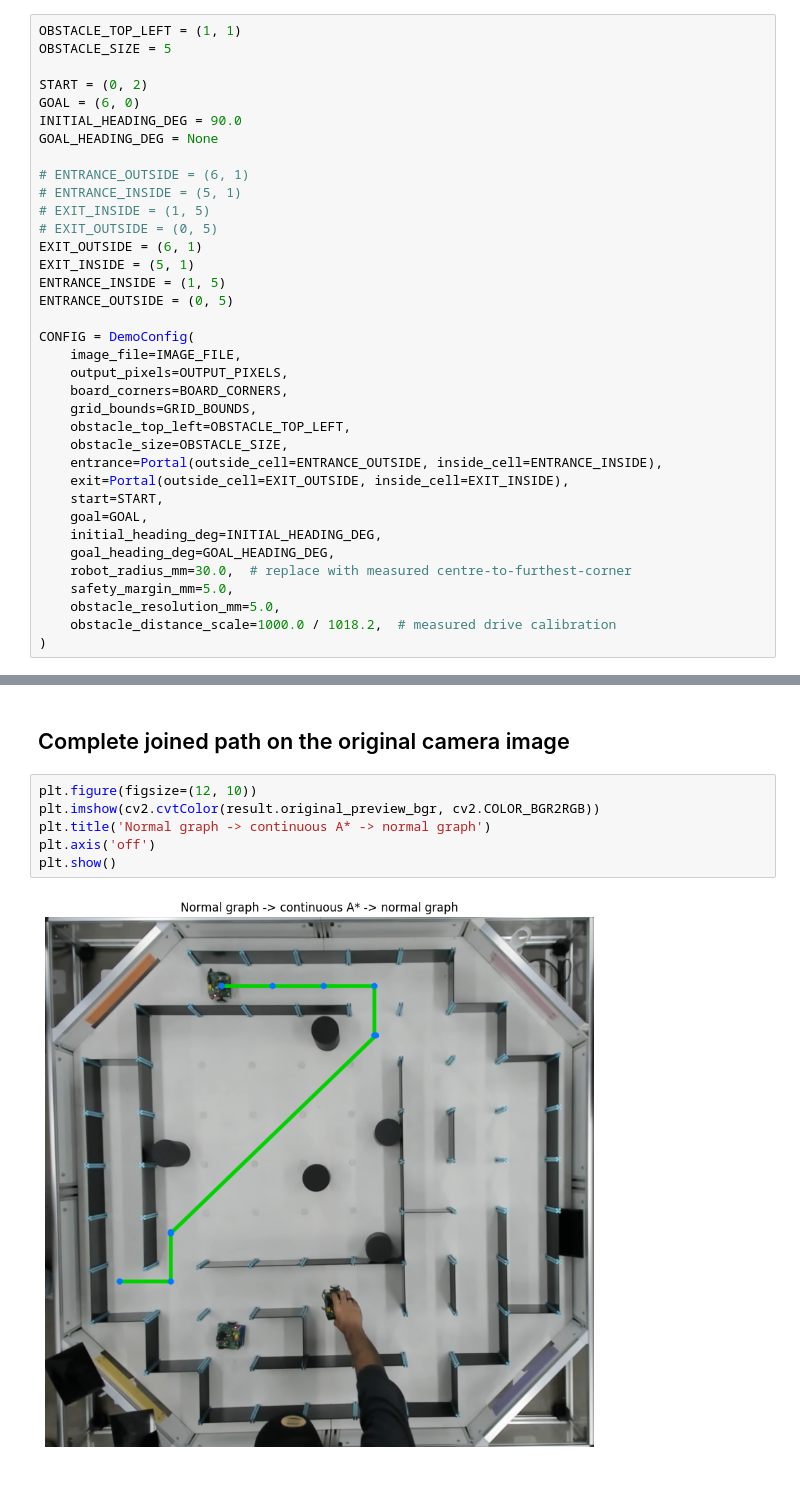
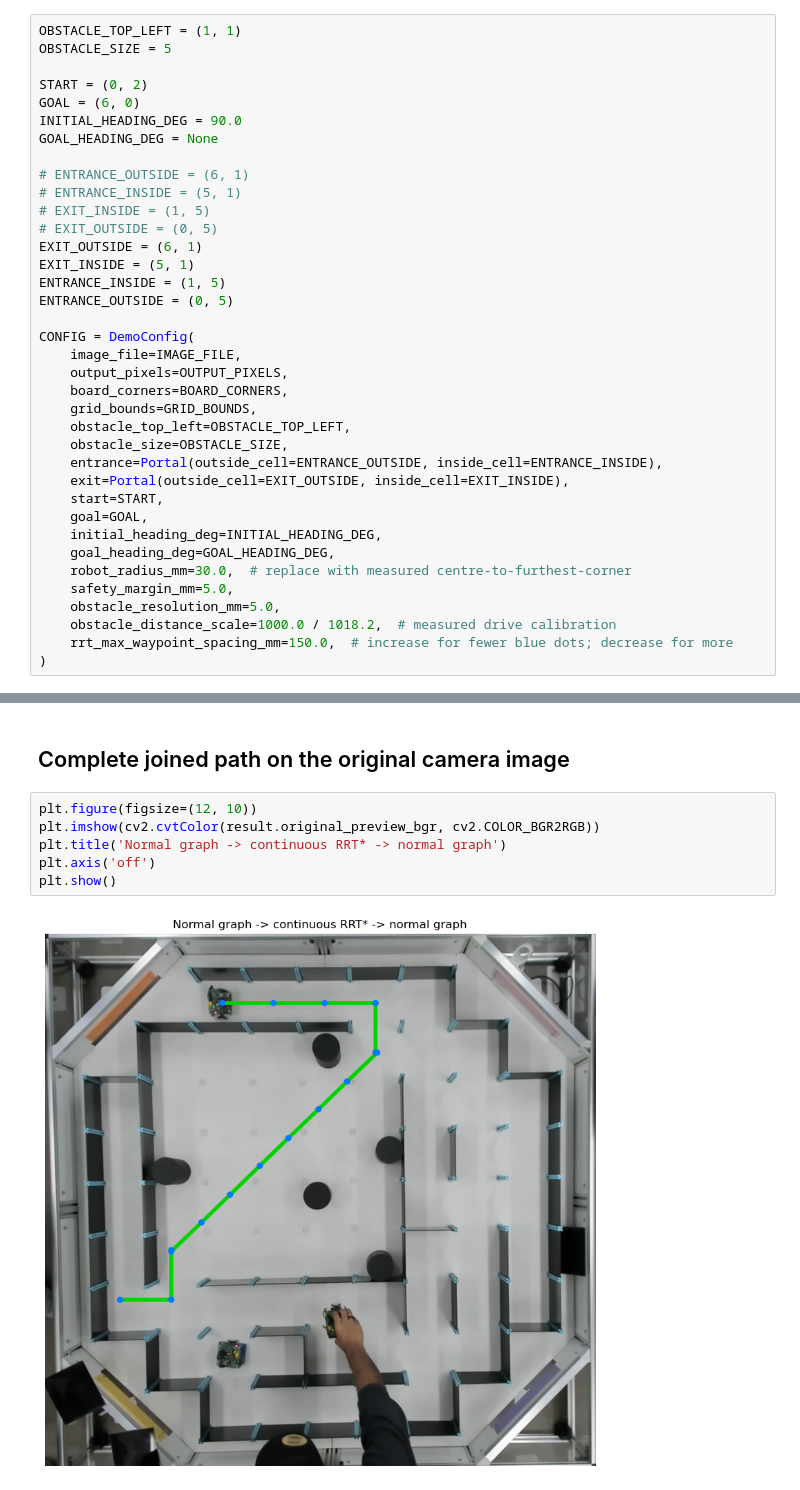
Before and after one commit to safaramada/micromouse3100, a Jupyter notebook: mazemappingtask2/maze_mapping_task2.ipynb, the cells around one changed output, grey strips where cells are left out. Saved outputs shown, nothing was run; the diff lists cells and outputs as text.

```diff
--- a/mazemappingtask2/maze_mapping_task2.ipynb
+++ b/mazemappingtask2/maze_mapping_task2.ipynb
@@ -96,6 +96,7 @@ CONFIG = DemoConfig(
     safety_margin_mm=5.0,
     obstacle_resolution_mm=5.0,
     obstacle_distance_scale=1000.0 / 1018.2,  # measured drive calibration
+    rrt_max_waypoint_spacing_mm=150.0,  # increase for fewer blue dots; decrease for more
 )
 # %% [markdown]
 ## Execute both maps and all three planning stages
@@ -146,11 +147,11 @@ plt.show()
 # %%
 plt.figure(figsize=(12, 10))
 plt.imshow(cv2.cvtColor(result.original_preview_bgr, cv2.COLOR_BGR2RGB))
-plt.title('Normal graph -> continuous A* -> normal graph')
+plt.title('Normal graph -> continuous RRT* -> normal graph')
 plt.axis('off')
 plt.show()
 # %% [output]
-[figure, old version]
+[figure, new version]
 # %%
 print('Hybrid command:')
 print(result.route.command)
```
Also changed, not shown: parts of 4 cells of this notebook, 6 other files.
